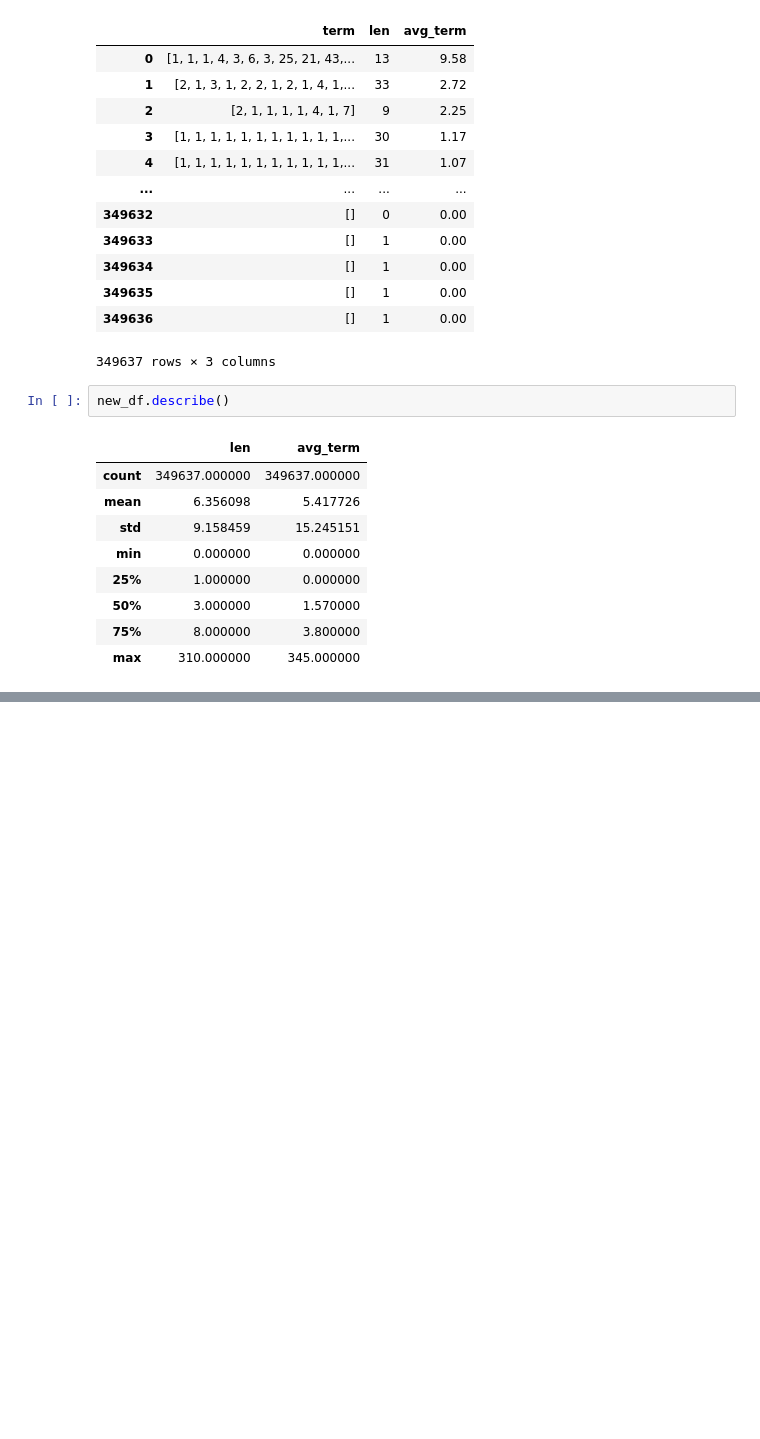
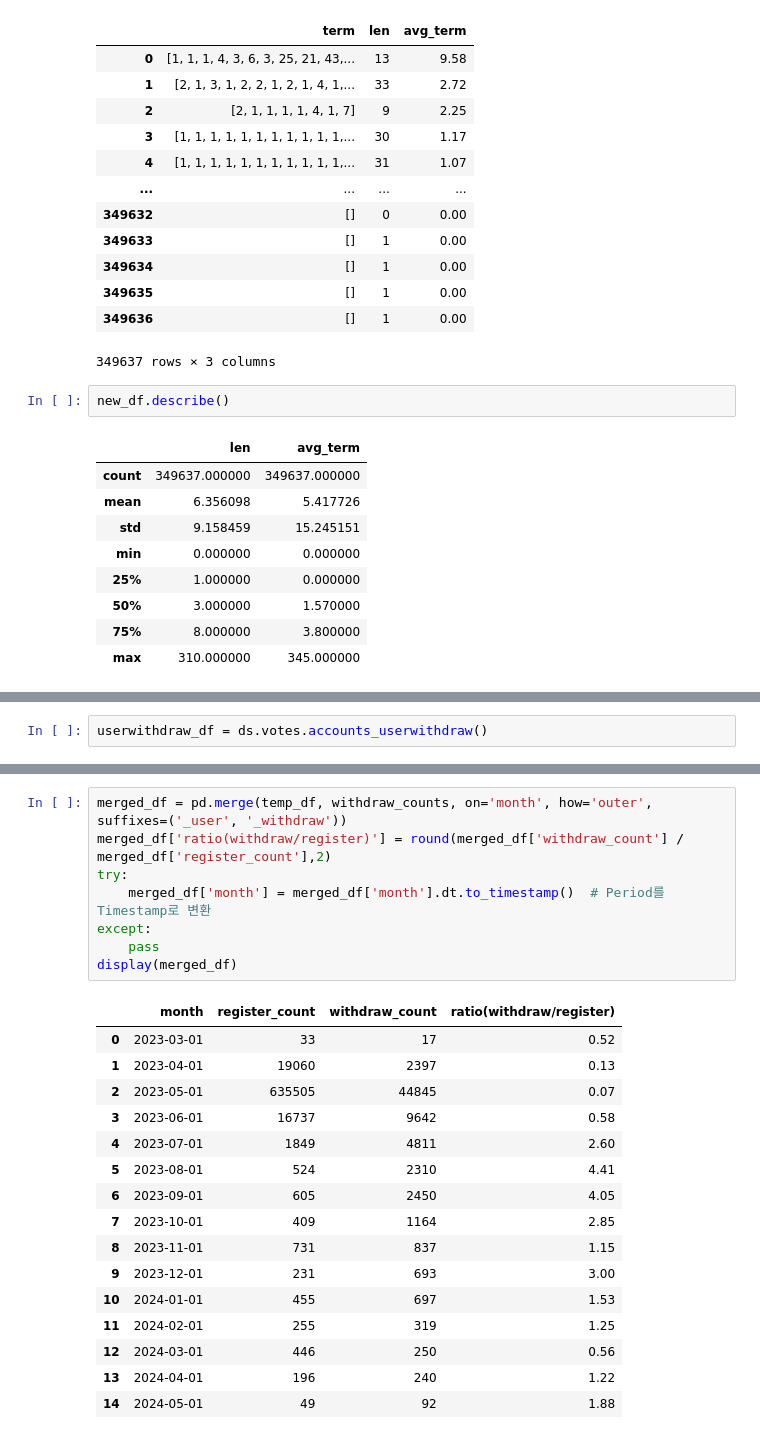
Before and after one commit to saeraniren/advanced_project, a Jupyter notebook: project4.ipynb, the cells around one changed output, grey strips where cells are left out. Cells and saved outputs as stored; diff of their text form; blank space fills up the shorter version.

```diff
--- a/project4.ipynb
+++ b/project4.ipynb
@@ -516,0 +444,2 @@ accounts_attendance_df.loc[accounts_attendance_df['user_id'] == k]
+# %%
+userwithdraw_df = ds.votes.accounts_userwithdraw()
@@ -516,0 +487,25 @@ accounts_attendance_df.loc[accounts_attendance_df['user_id'] == k]
+# %%
+merged_df = pd.merge(temp_df, withdraw_counts, on='month', how='outer', suffixes=('_user', '_withdraw'))
+merged_df['ratio(withdraw/register)'] = round(merged_df['withdraw_count'] / merged_df['register_count'],2)
+try:
+    merged_df['month'] = merged_df['month'].dt.to_timestamp()  # Period를 Timestamp로 변환
+except:
+    pass
+display(merged_df)
+# %% [output]
+|  | month | register_count | withdraw_count | ratio(withdraw/register) |
+| 0 | 2023-03-01 | 33 | 17 | 0.52 |
+| 1 | 2023-04-01 | 19060 | 2397 | 0.13 |
+| 2 | 2023-05-01 | 635505 | 44845 | 0.07 |
+| 3 | 2023-06-01 | 16737 | 9642 | 0.58 |
+| 4 | 2023-07-01 | 1849 | 4811 | 2.60 |
+| 5 | 2023-08-01 | 524 | 2310 | 4.41 |
+| 6 | 2023-09-01 | 605 | 2450 | 4.05 |
+| 7 | 2023-10-01 | 409 | 1164 | 2.85 |
+| 8 | 2023-11-01 | 731 | 837 | 1.15 |
+| 9 | 2023-12-01 | 231 | 693 | 3.00 |
+| 10 | 2024-01-01 | 455 | 697 | 1.53 |
+| 11 | 2024-02-01 | 255 | 319 | 1.25 |
+| 12 | 2024-03-01 | 446 | 250 | 0.56 |
+| 13 | 2024-04-01 | 196 | 240 | 1.22 |
+| 14 | 2024-05-01 | 49 | 92 | 1.88 |
```
Also changed, not shown: parts of 23 cells of this notebook.
